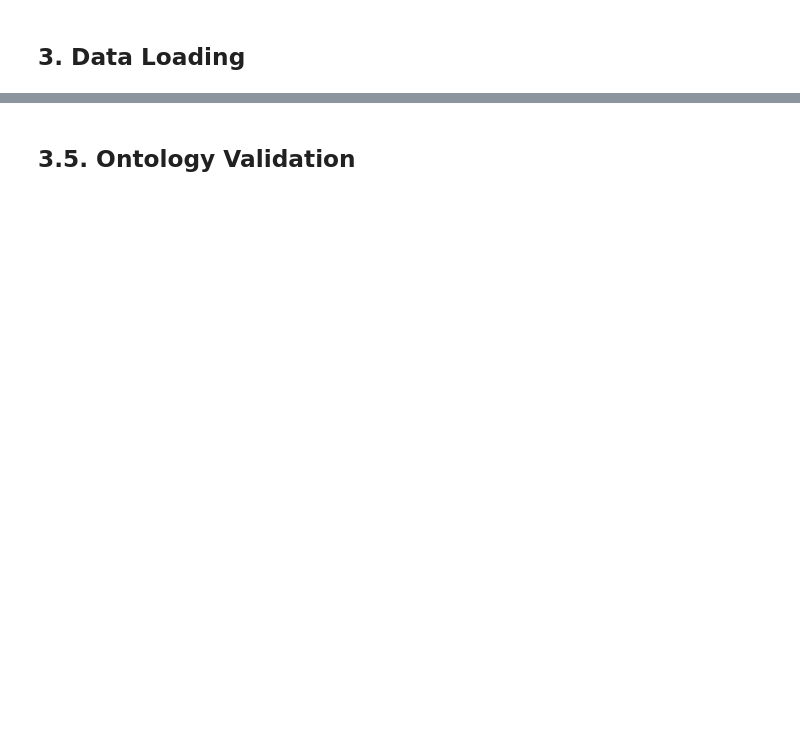
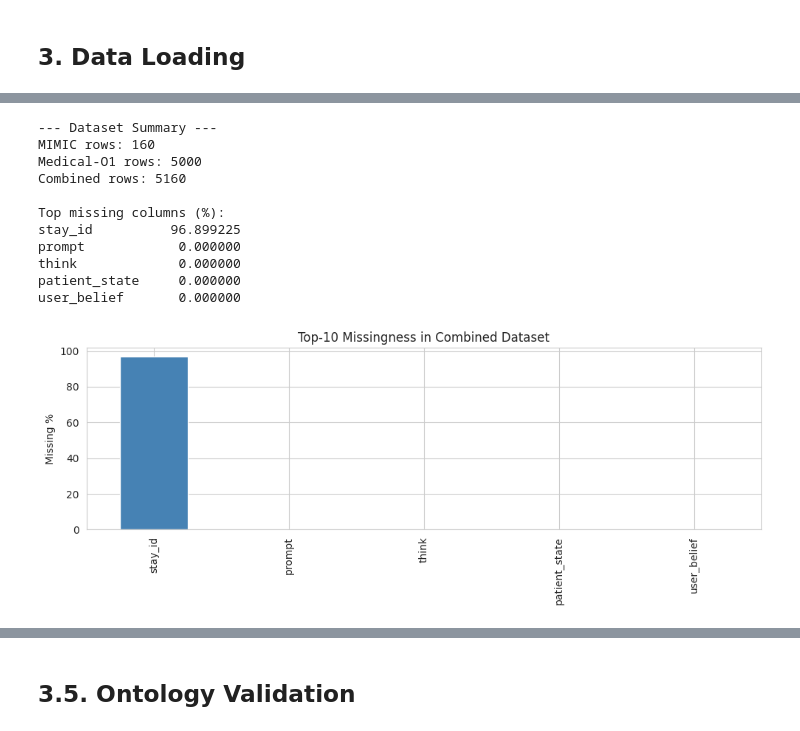
Before and after one commit to AhmedSSoliman/Metacognitive-Medical-Digital-Twins-MDT, a Jupyter notebook: medical_digital_twin_master.ipynb, the cells around one changed output, grey strips where cells are left out. Cells and saved outputs as stored; diff of their text form; code cells hidden in the pictures; blank space fills up the shorter version.

```diff
--- a/medical_digital_twin_master.ipynb
+++ b/medical_digital_twin_master.ipynb
@@ -284,0 +401,80 @@ Error:
+# %%
+# Dataset analysis and visualizations
+import pandas as pd
+import matplotlib.pyplot as plt
+import seaborn as sns
+
+sns.set_style("whitegrid")
+
+mimic_df = pd.DataFrame(mimic_data) if isinstance(mimic_data, list) else pd.DataFrame()
+o1_df = pd.DataFrame(o1_data) if isinstance(o1_data, list) else pd.DataFrame()
+all_df = pd.DataFrame(all_training_data) if isinstance(all_training_data, list) else pd.DataFrame()
+
+print("--- Dataset Summary ---")
+print(f"MIMIC rows: {len(mimic_df)}")
+print(f"Medical-O1 rows: {len(o1_df)}")
+print(f"Combined rows: {len(all_df)}")
+
+if len(all_df) > 0:
+    # Missingness overview
+    missing_pct = all_df.isna().mean().sort_values(ascending=False).head(10) * 100
+    print("\nTop missing columns (%):")
+    print(missing_pct.to_string())
+
+    plt.figure(figsize=(10, 4))
+    missing_pct.plot(kind="bar", color="steelblue")
+    plt.title("Top-10 Missingness in Combined Dataset")
+    plt.ylabel("Missing %")
+    plt.tight_layout()
+    plt.show()
+
+    # Text-length analysis if key fields exist
+    candidate_cols = [c for c in ["case_description", "reasoning", "response", "prompt"] if c in all_df.columns]
+    if candidate_cols:
+        length_stats = {}
+        for col in candidate_cols:
+            lens = all_df[col].fillna("").astype(str).map(len)
+            length_stats[col] = {
+                "mean_len": round(float(lens.mean()), 2),
+                "median_len": round(float(lens.median()), 2),
+                "max_len": int(lens.max()),
+            }
+
+            plt.figure(figsize=(8, 3))
+            sns.histplot(lens, bins=30, kde=True, color="darkcyan")
+            plt.title(f"Length Distribution: {col}")
+            plt.xlabel("Characters")
+            plt.tight_layout()
+            plt.show()
+
+        print("\nText length stats:")
+        print(pd.DataFrame(length_stats).T)
+
+        if "report_add_kv" in globals():
+            report_add_kv("Dataset Summary", {
+                "MIMIC rows": len(mimic_df),
+                "Medical-O1 rows": len(o1_df),
+                "Combined rows": len(all_df),
+                "Columns": list(all_df.columns),
+            })
+            report_add_text("Missingness (Top 10)", missing_pct.to_string())
+            report_add_text("Text Length Stats", pd.DataFrame(length_stats).T.to_string())
+            report_save()
+    else:
+        print("No expected text columns found for length visualization.")
+
+else:
+    print("Combined dataset is empty; skipping EDA plots.")
+# %% [output]
+--- Dataset Summary ---
+MIMIC rows: 160
+Medical-O1 rows: 5000
+Combined rows: 5160
+
+Top missing columns (%):
+stay_id          96.899225
+prompt            0.000000
+think             0.000000
+patient_state     0.000000
+user_belief       0.000000
+[figure, added]
```
Also changed, not shown: parts of 25 cells of this notebook, 13 other files.
